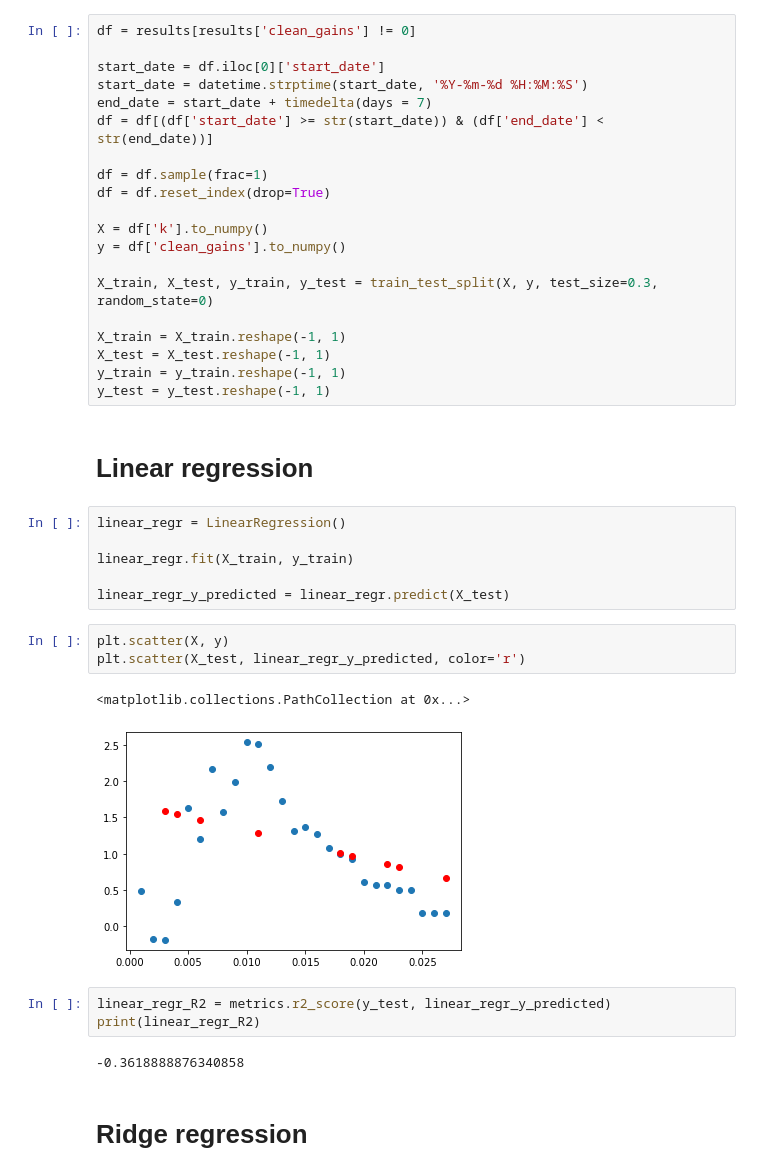
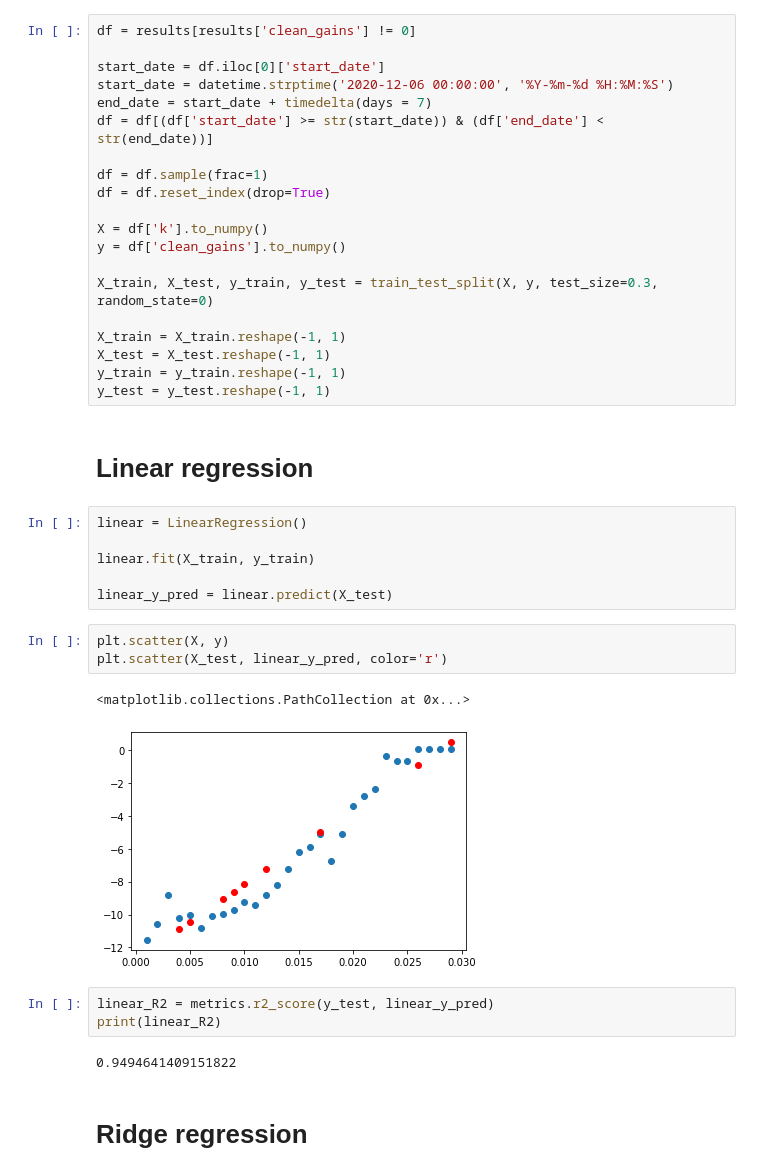
Before and after one commit to ruiz-salvat/morfeo, a Jupyter notebook: Analysis/WaveTrend/Preprocessing.ipynb, the cells around one changed output. Cells and saved outputs as stored; diff of their text form.

```diff
--- a/Analysis/WaveTrend/Preprocessing.ipynb
+++ b/Analysis/WaveTrend/Preprocessing.ipynb
@@ -73,7 +76,7 @@ ML algorithms used:
 df = results[results['clean_gains'] != 0]
 
 start_date = df.iloc[0]['start_date']
-start_date = datetime.strptime(start_date, '%Y-%m-%d %H:%M:%S')
+start_date = datetime.strptime('2020-12-06 00:00:00', '%Y-%m-%d %H:%M:%S')
 end_date = start_date + timedelta(days = 7)
 df = df[(df['start_date'] >= str(start_date)) & (df['end_date'] < str(end_date))]
 
@@ -92,22 +95,22 @@ y_test = y_test.reshape(-1, 1)
 # %% [markdown]
 # Linear regression
 # %%
-linear_regr = LinearRegression()
+linear = LinearRegression()
 
-linear_regr.fit(X_train, y_train)
+linear.fit(X_train, y_train)
 
-linear_regr_y_predicted = linear_regr.predict(X_test)
+linear_y_pred = linear.predict(X_test)
 # %%
 plt.scatter(X, y)
-plt.scatter(X_test, linear_regr_y_predicted, color='r')
+plt.scatter(X_test, linear_y_pred, color='r')
 # %% [output]
 <matplotlib.collections.PathCollection at 0x...>
-[figure, old version]
+[figure, new version]
 # %%
-linear_regr_R2 = metrics.r2_score(y_test, linear_regr_y_predicted)
-print(linear_regr_R2)
+linear_R2 = metrics.r2_score(y_test, linear_y_pred)
+print(linear_R2)
 # %% [output]
--0.3618888876340858
+0.9494641409151822
 # %% [markdown]
 # Ridge regression
 # %%
```
Also changed, not shown: parts of 34 cells of this notebook, 7 other files.
